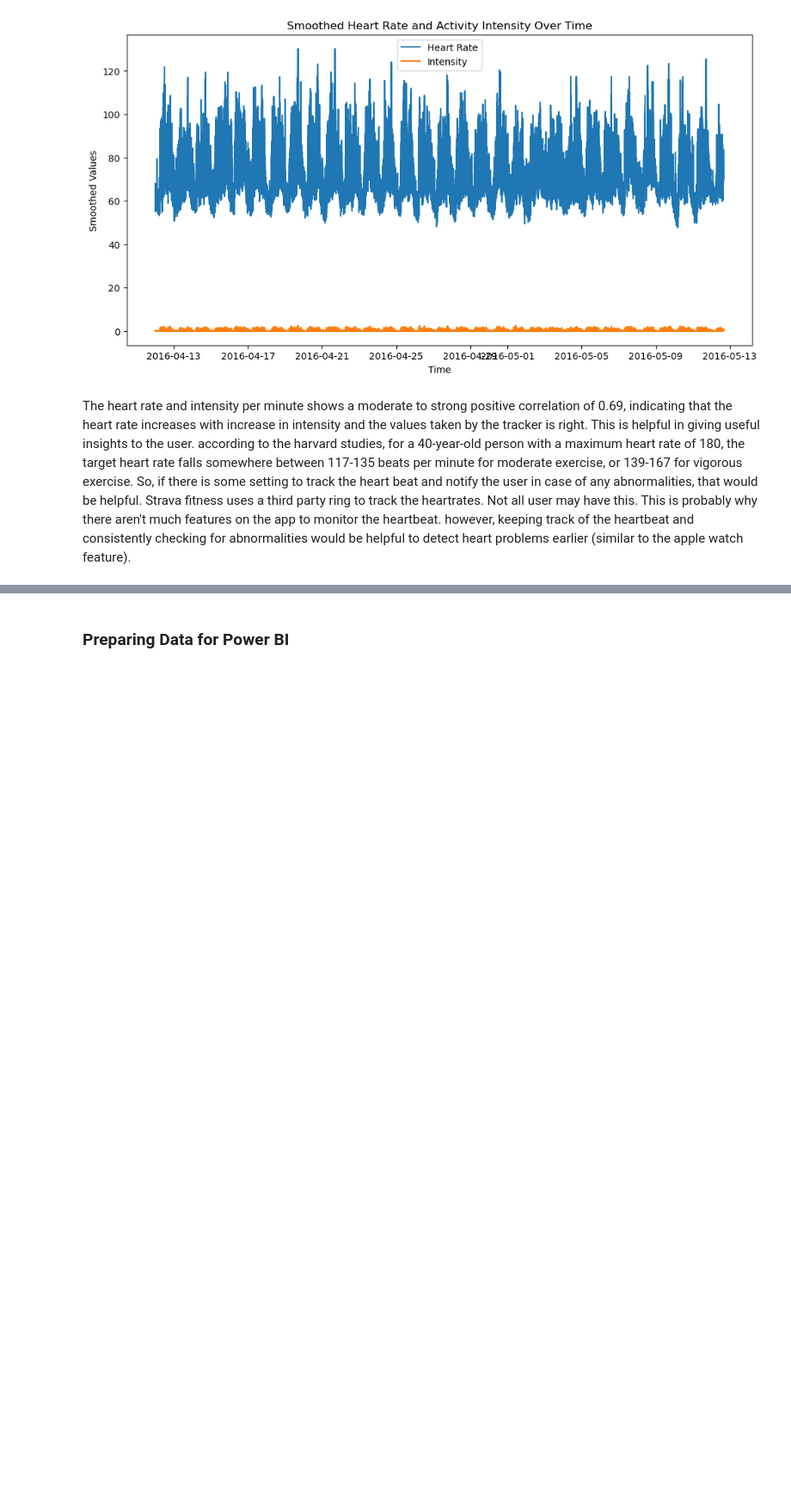
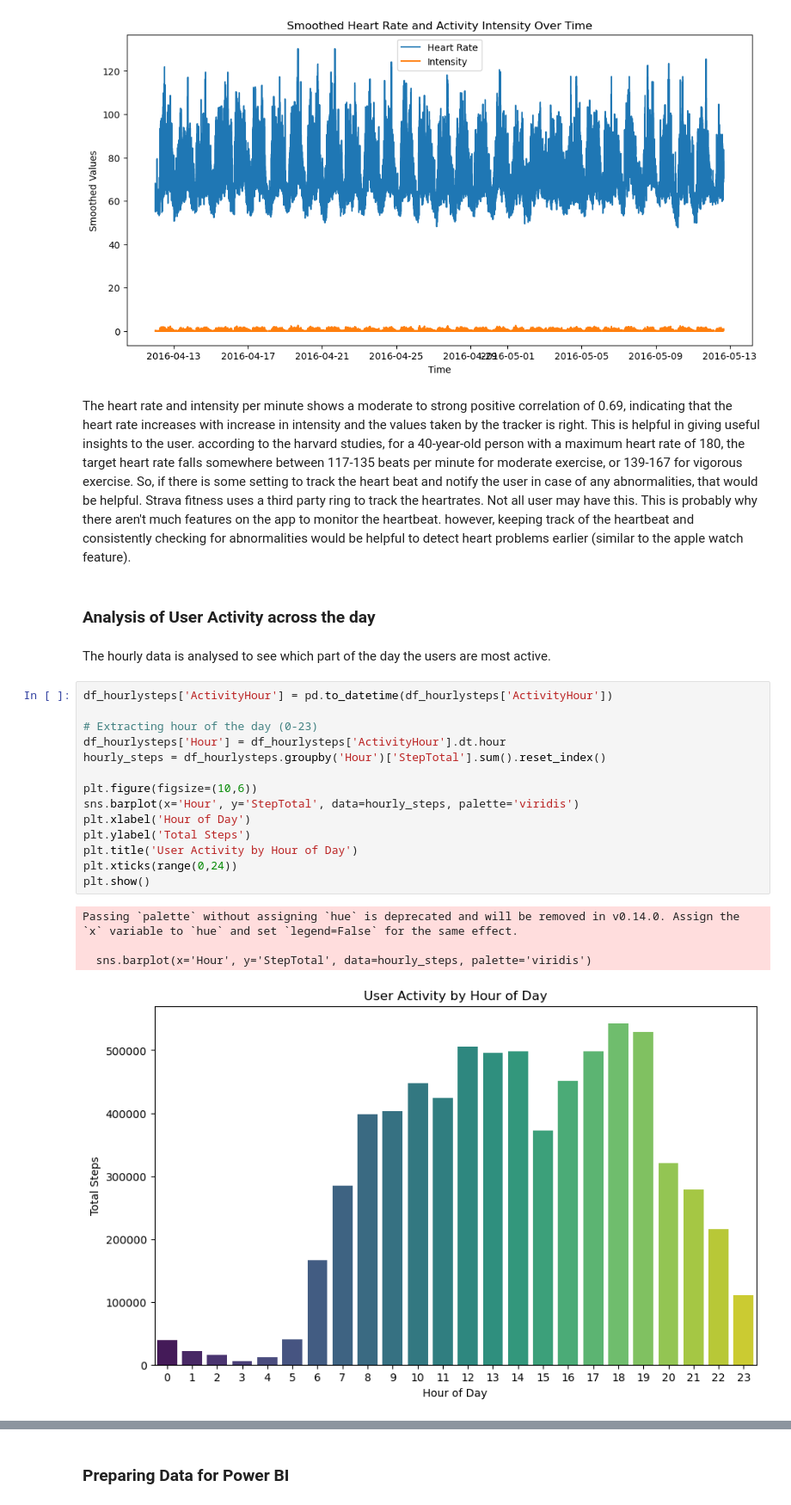
Before and after one commit to aswathy2410/Fitness-App-Data-Analysis-Case-Study-Using-Power-BI-SQL-and-Python, a Jupyter notebook: StravaPythonAnalysis_Aswathy.ipynb, the cells around one changed output, grey strips where cells are left out. Shown at 86% size. Saved outputs shown, nothing was run; the diff lists cells and outputs as text; blank space fills up the shorter version.

```diff
--- a/StravaPythonAnalysis_Aswathy.ipynb
+++ b/StravaPythonAnalysis_Aswathy.ipynb
@@ -265,3 +265,26 @@ Intensity  0.690277   1.000000
 [figure]
 # %% [markdown]
 The heart rate and intensity per minute shows a moderate to strong positive correlation of 0.69, indicating that the heart rate increases with increase in intensity and the values taken by the tracker is right. This is helpful in giving useful insights to the user. according to the harvard studies, for a 40-year-old person with a maximum heart rate of 180, the target heart rate falls somewhere between 117-135 beats per minute for moderate exercise, or 139-167 for vigorous exercise. So, if there is some setting to track the heart beat and notify the user in case of any abnormalities, that would be helpful. Strava fitness uses a third party ring to track the heartrates. Not all user may have this. This is probably why there aren't much features on the app to monitor the heartbeat. however, keeping track of the heartbeat and consistently checking for abnormalities would be helpful to detect heart problems earlier (similar to the apple watch feature).
+# %% [markdown]
+### Analysis of User Activity across the day
+# %% [markdown]
+The hourly data is analysed to see which part of the day the users are most active.
+# %%
+df_hourlysteps['ActivityHour'] = pd.to_datetime(df_hourlysteps['ActivityHour'])
+
+# Extracting hour of the day (0-23)
+df_hourlysteps['Hour'] = df_hourlysteps['ActivityHour'].dt.hour
+hourly_steps = df_hourlysteps.groupby('Hour')['StepTotal'].sum().reset_index()
+
+plt.figure(figsize=(10,6))
+sns.barplot(x='Hour', y='StepTotal', data=hourly_steps, palette='viridis')
+plt.xlabel('Hour of Day')
+plt.ylabel('Total Steps')
+plt.title('User Activity by Hour of Day')
+plt.xticks(range(0,24))
+plt.show()
+# %% [output]
+Passing `palette` without assigning `hue` is deprecated and will be removed in v0.14.0. Assign the `x` variable to `hue` and set `legend=False` for the same effect.
+
+  sns.barplot(x='Hour', y='StepTotal', data=hourly_steps, palette='viridis')
+[figure, added]
```
Also changed, not shown: parts of 7 cells of this notebook, 1 other file.
